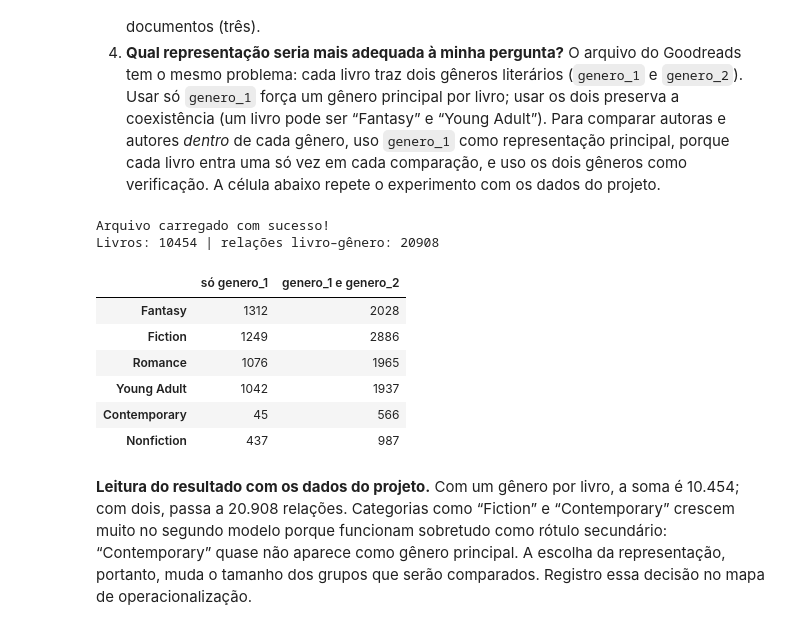
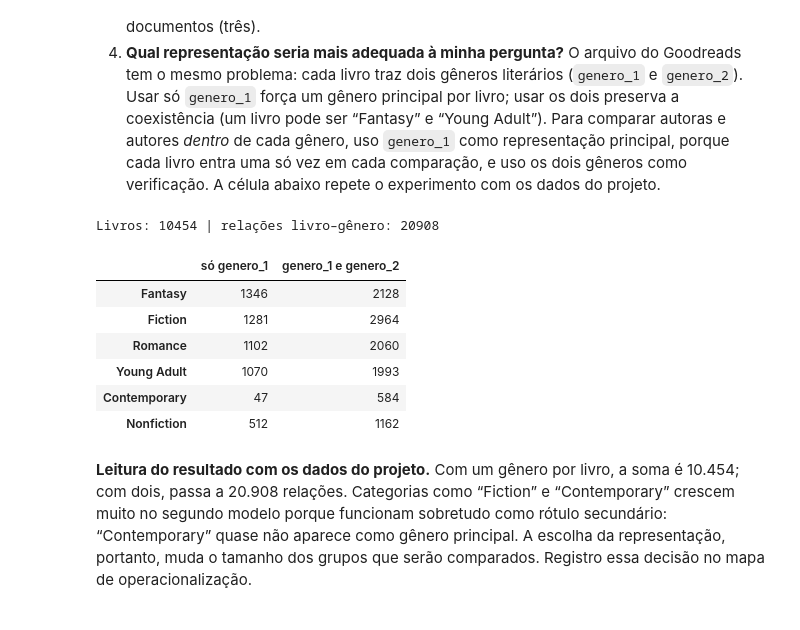
Before and after one commit to andrelfo85/Atividade_Goodreads, a Jupyter notebook: unidade_01/02_representacao_e_operacionalizacao.ipynb, the cells around one changed output. Drawn from its saved outputs; the diff is of its cells as text; code cells hidden in the pictures.

```diff
--- a/unidade_01/02_representacao_e_operacionalizacao.ipynb
+++ b/unidade_01/02_representacao_e_operacionalizacao.ipynb
@@ -394,42 +394,50 @@ transformar dados também produz um modelo interpretativo.
 # %%
 import pandas as pd
 
 # Abre o arquivo CSV diretamente a partir do caminho /content
-caminho_arquivo = "/content/livros_good_reads.csv"
-try:
-    livros = pd.read_csv(caminho_arquivo)
-    print("Arquivo carregado com sucesso!")
-except FileNotFoundError:
-    raise FileNotFoundError(
-        f"O arquivo não foi encontrado em {caminho_arquivo}. "
-        "Por favor, certifique-se de que o arquivo foi enviado corretamente para a pasta /content."
-    )
+#caminho_arquivo = "/content/livros_good_reads.csv"
+#try:
+#    livros = pd.read_csv(caminho_arquivo)
+#    print("Arquivo carregado com sucesso!")
+#except FileNotFoundError:
+#    raise FileNotFoundError(
+#        f"O arquivo não foi encontrado em {caminho_arquivo}. "
+#        "Por favor, certifique-se de que o arquivo foi enviado corretamente para a pasta /content."
+#    )
+
+# URL direta do arquivo bruto (raw) no GitHub
+url = "https://raw.githubusercontent.com/andrelfo85/Atividade_Goodreads/master/projeto_goodreads/dados/brutos/livros_good_reads.csv"
+
+# Carrega o arquivo diretamente para o pandas
+livros = pd.read_csv(url)
+
+# Exibe as primeiras linhas para confirmar
+#display(livros.head())
 
 # Modelo 1: um gênero literário por livro (genero_1)
 contagem_principal = livros["genero_1"].value_counts()
 
 # Modelo 2: duas relações livro–gênero por livro (genero_1 e genero_2)
 relacoes = livros.melt(id_vars="id_livro", value_vars=["genero_1", "genero_2"],
                        value_name="genero_literario")
 contagem_multipla = relacoes["genero_literario"].value_counts()
 
 comparacao_generos = pd.concat(
     [contagem_principal, contagem_multipla], axis=1,
     keys=["só genero_1", "genero_1 e genero_2"],
 ).fillna(0).astype(int)
 
 print("Livros:", len(livros), "| relações livro–gênero:", len(relacoes))
 display(comparacao_generos.loc[["Fantasy", "Fiction", "Romance", "Young Adult", "Contemporary", "Nonfiction"]])
 # %% [output]
-Arquivo carregado com sucesso!
 Livros: 10454 | relações livro–gênero: 20908
 |  | só genero_1 | genero_1 e genero_2 |
-| Fantasy | 1312 | 2028 |
-| Fiction | 1249 | 2886 |
-| Romance | 1076 | 1965 |
-| Young Adult | 1042 | 1937 |
-| Contemporary | 45 | 566 |
-| Nonfiction | 437 | 987 |
+| Fantasy | 1346 | 2128 |
+| Fiction | 1281 | 2964 |
+| Romance | 1102 | 2060 |
+| Young Adult | 1070 | 1993 |
+| Contemporary | 47 | 584 |
+| Nonfiction | 512 | 1162 |
 # %% [markdown]
 **Leitura do resultado com os dados do projeto.** Com um gênero por
 livro, a soma é 10.454; com dois, passa a 20.908 relações. Categorias como
```
